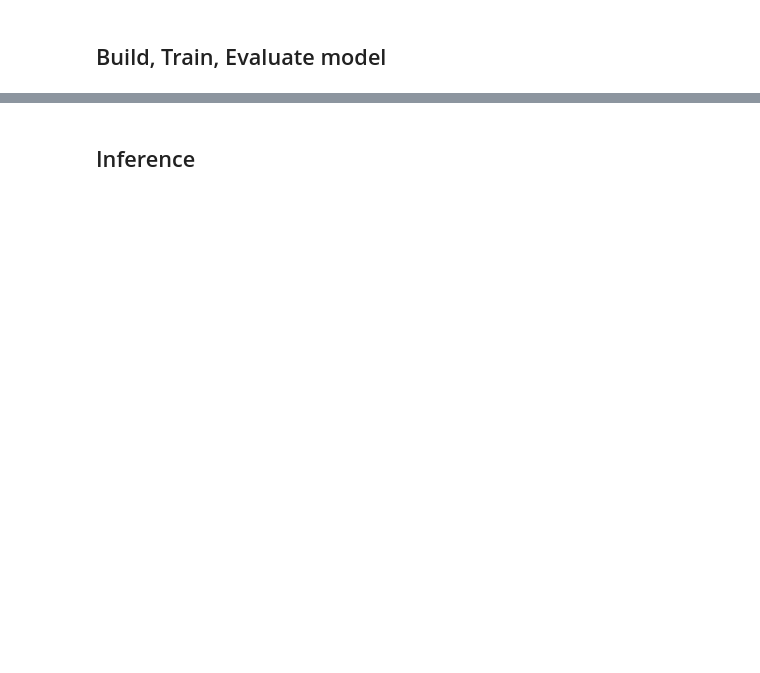
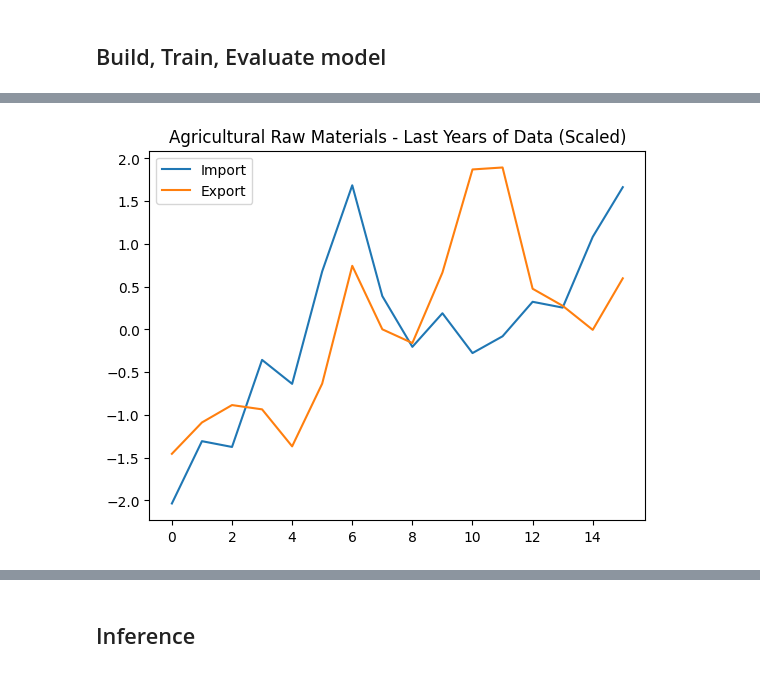
Before and after one commit to Dewdiii/Forecasting-Industry-Growth-Based-on-Historical-Trade-Data-Exports-Imports-in-Sri-Lanka., a Jupyter notebook: ImpExp.ipynb, the cells around one changed output, grey strips where cells are left out. Cells and saved outputs as stored; diff of their text form; code cells hidden in the pictures; blank space fills up the shorter version.

```diff
--- a/ImpExp.ipynb
+++ b/ImpExp.ipynb
@@ -473,0 +762,16 @@ Export MAE (real): 23,002.54 | MAPE: 0.63% | Accuracy: 99.37%
+# %%
+#Checking model's trend to confirm about predictions are postive or negative
+def plot_industry_trend(industry):
+    df = load_industry_data(industry)
+    years = np.arange(len(df))
+    imports = df['Export (US$ Thousand)']
+    exports = df['Import (US$ Thousand)']
+    plt.plot(years, imports, label='Import')
+    plt.plot(years, exports, label='Export')
+    plt.title(f"{industry} - Last Years of Data (Scaled)")
+    plt.legend()
+    plt.show()
+# %%
+plot_industry_trend('Agricultural Raw Materials')
+# %% [output]
+[figure, added]
```
Also changed, not shown: parts of 33 cells of this notebook.
